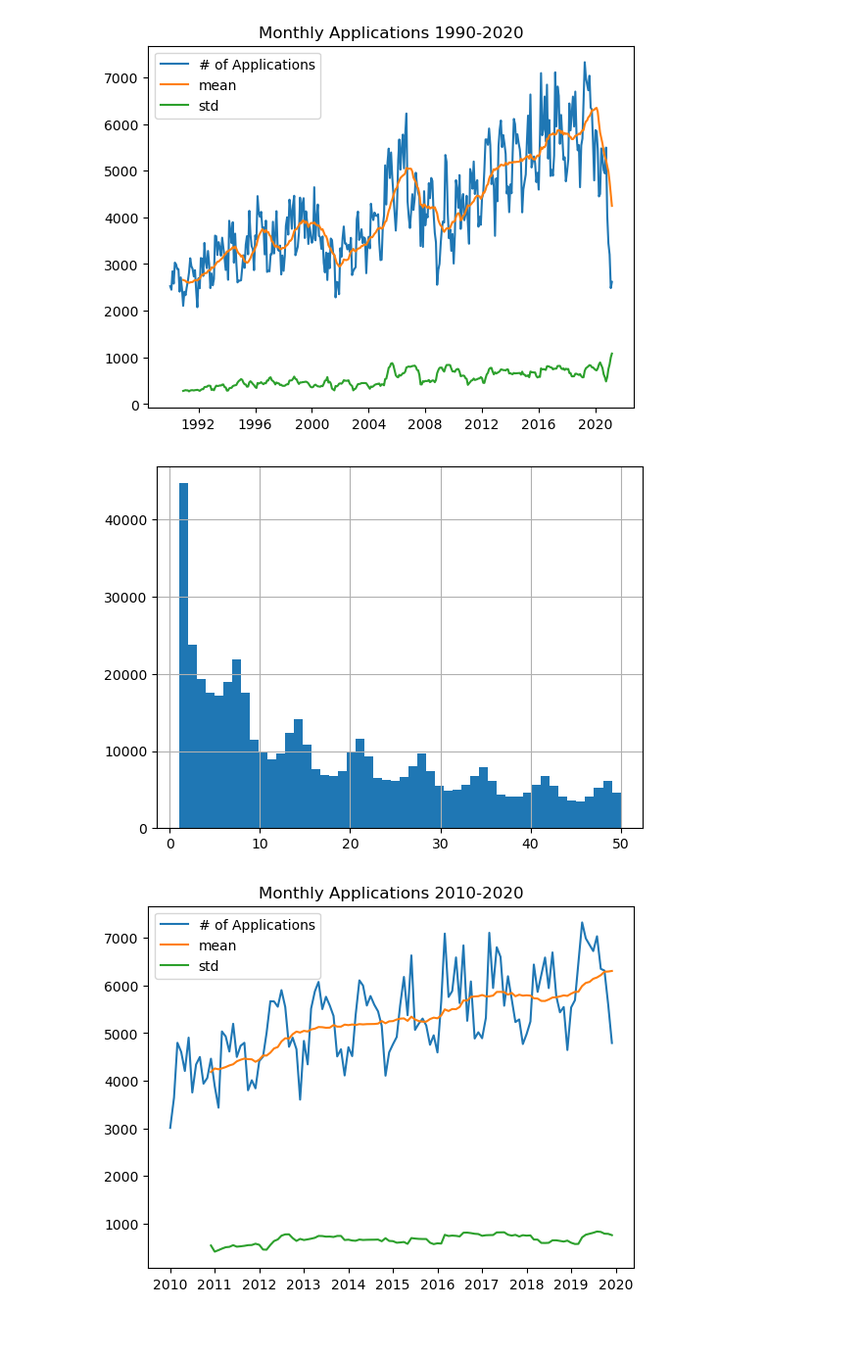
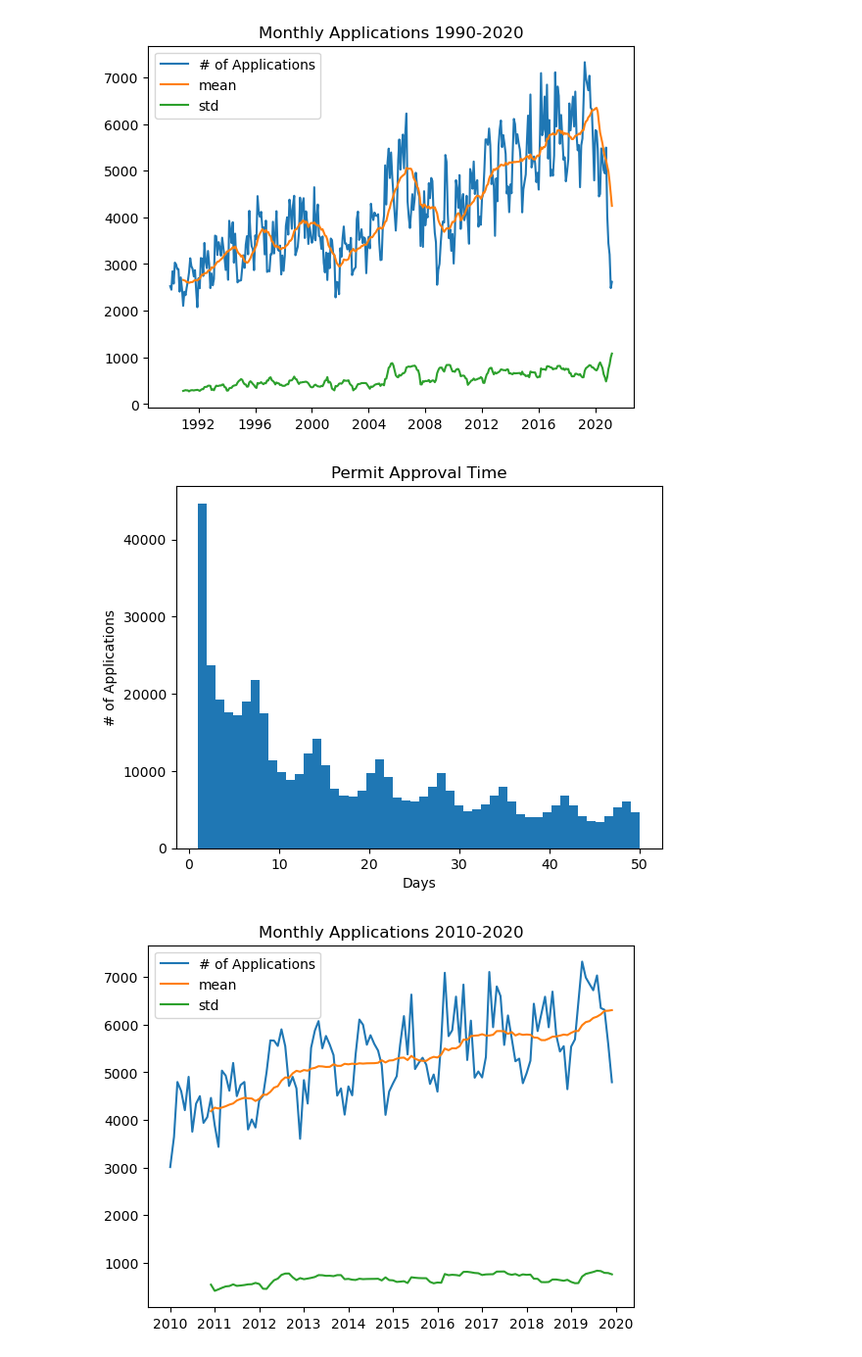
Before and after one commit to rezaganj/Capstone1-Construction-Permits-Austin-TX, a Jupyter notebook: notebooks/main.ipynb, the cells around one changed output. Shown at 98% size. Cells and saved outputs as stored; diff of their text form; code cells hidden in the pictures; blank space fills up the shorter version.

```diff
--- a/notebooks/main.ipynb
+++ b/notebooks/main.ipynb
@@ -177,10 +181,16 @@ pending_time = (permit_date_df_after_1990['Issued Date'] - permit_date_df_after_
 pending_time = pending_time.dt.days.astype('int16')
 # %%
 pending_time_slice = pending_time[(pending_time <= 50) & (pending_time > 0)]
-# %%
-pending_time_slice.hist(bins=50);
-# %% [output]
-[figure, removed]
+# %%
+fig, ax = plt.subplots()
+ax.hist(pending_time_slice, bins=50)
+ax.set_xlabel('Days')
+ax.set_ylabel('# of Applications')
+ax.set_title('Permit Approval Time');
+
+plt.savefig('../figures/permit_approval_time.png')
+# %% [output]
+[figure, added]
 # %%
 permit_by_month_2010_2020 = permit_by_month[
     (permit_by_month.index  >= datetime.datetime(2010,1,1)) &
```
Also changed, not shown: parts of 22 cells of this notebook, 19 other files.
